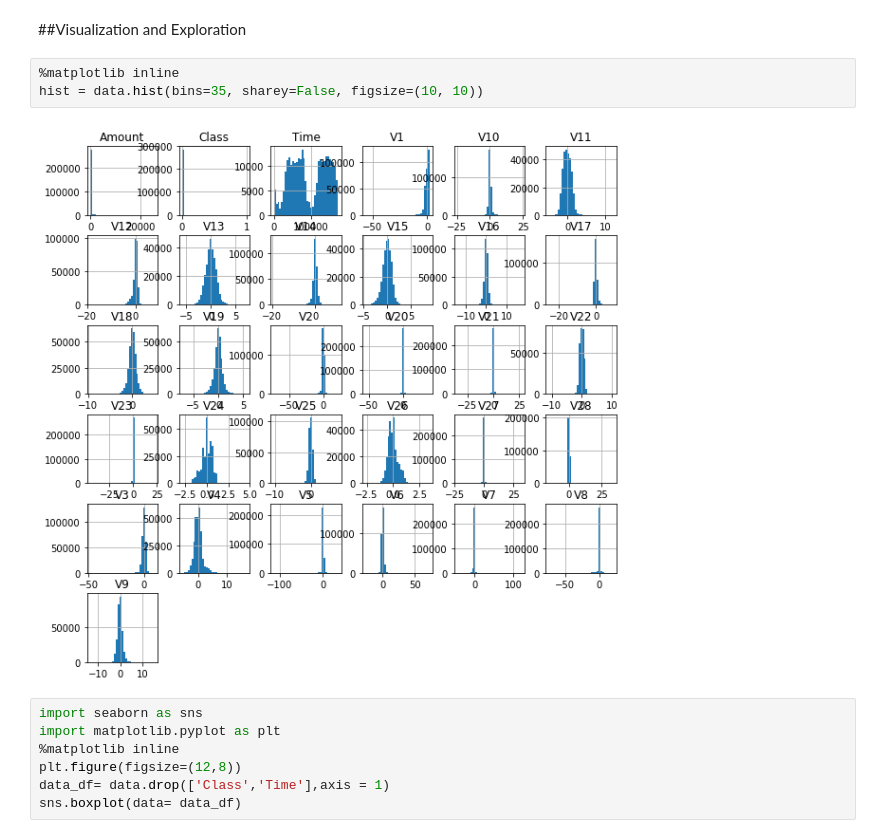
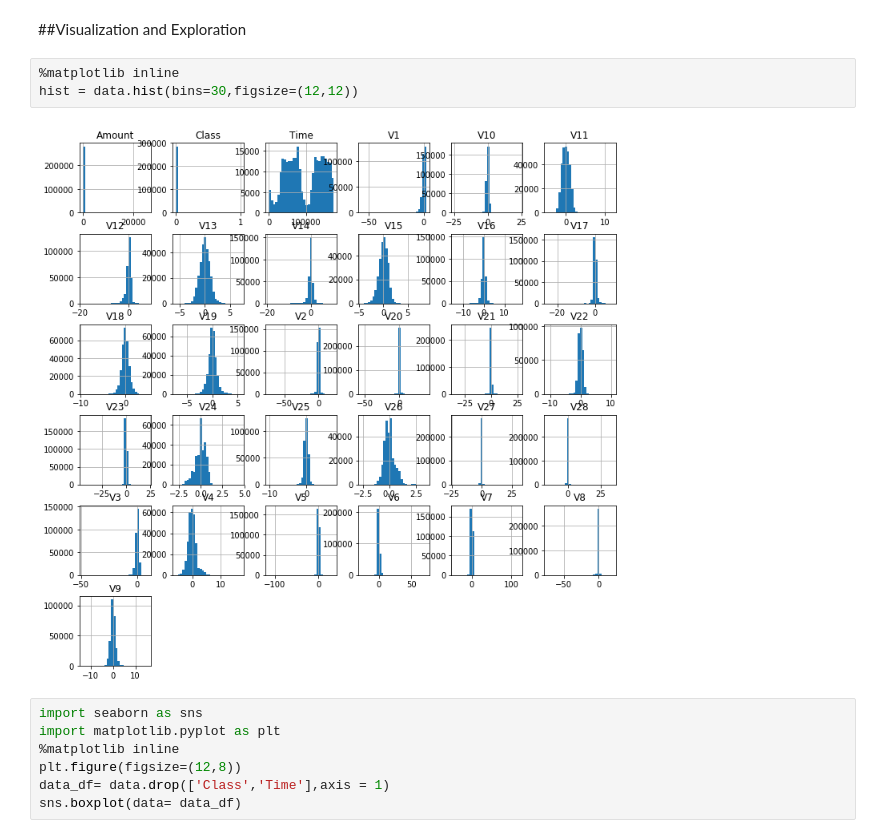
Before and after one commit to santhanaks/projects, a Jupyter notebook: capstone/credit.ipynb, the cells around one changed output. Cells and saved outputs as stored; diff of their text form.

```diff
--- a/capstone/credit.ipynb
+++ b/capstone/credit.ipynb
@@ -65,9 +70,9 @@ Total Value of Fraud Transactions = 60127.97
 ##Visualization and Exploration
 # %%
 %matplotlib inline
-hist = data.hist(bins=35, sharey=False, figsize=(10, 10))
+hist = data.hist(bins=30,figsize=(12,12))
 # %% [output]
-[figure, old version]
+[figure, new version]
 # %%
 import seaborn as sns
 import matplotlib.pyplot as plt
```
Also changed, not shown: parts of 12 cells of this notebook, 1 other file.
